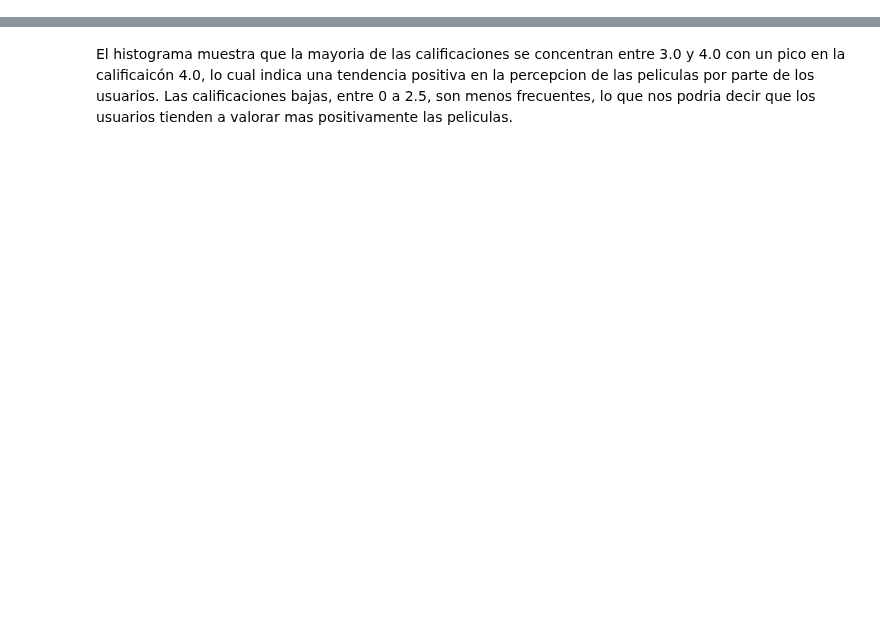
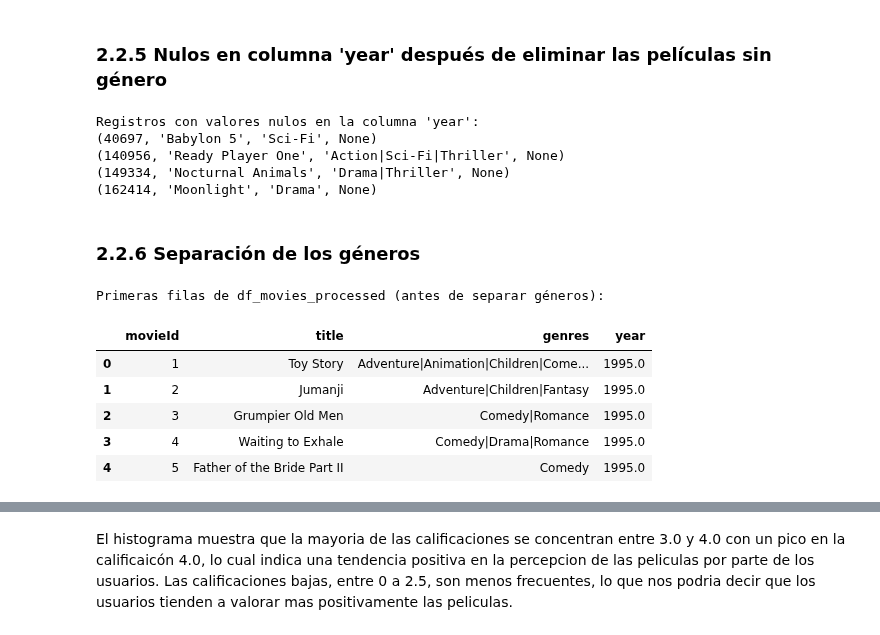
Before and after one commit to ValentinaJimenezTorres/A3_marketing, a Jupyter notebook: b_exploracion_limpieza.ipynb, the cells around one changed output, grey strips where cells are left out. Saved outputs shown, nothing was run; the diff lists cells and outputs as text; code cells hidden in the pictures; blank space fills up the shorter version.

```diff
--- a/b_exploracion_limpieza.ipynb
+++ b/b_exploracion_limpieza.ipynb
@@ -328,0 +285,34 @@ plt.show()
+# %% [markdown]
+### 2.2.5 Nulos en columna 'year' después de eliminar las películas sin género
+# %%
+# Revisar los registros con valores nulos en la columna 'year'
+cur.execute("SELECT * FROM movies WHERE year IS NULL;")
+registros_nulos_year = cur.fetchall()
+
+# Imprimir los registros donde 'year' es nulo
+if registros_nulos_year:
+    print("\nRegistros con valores nulos en la columna 'year':")
+    for registro in registros_nulos_year:
+        print(registro)
+# %% [output]
+Registros con valores nulos en la columna 'year':
+(40697, 'Babylon 5', 'Sci-Fi', None)
+(140956, 'Ready Player One', 'Action|Sci-Fi|Thriller', None)
+(149334, 'Nocturnal Animals', 'Drama|Thriller', None)
+(162414, 'Moonlight', 'Drama', None)
+# %% [markdown]
+### 2.2.6 Separación de los géneros
+# %%
+#Se crea dataframe de pandas para hacer la división con esa librería
+df_movies_processed = pd.read_sql('SELECT * FROM movies', con)
+
+print("\nPrimeras filas de df_movies_processed (antes de separar géneros):\n")
+df_movies_processed.head()
+# %% [output]
+Primeras filas de df_movies_processed (antes de separar géneros):
+|  | movieId | title | genres | year |
+| 0 | 1 | Toy Story | Adventure|Animation|Children|Come... | 1995.0 |
+| 1 | 2 | Jumanji | Adventure|Children|Fantasy | 1995.0 |
+| 2 | 3 | Grumpier Old Men | Comedy|Romance | 1995.0 |
+| 3 | 4 | Waiting to Exhale | Comedy|Drama|Romance | 1995.0 |
+| 4 | 5 | Father of the Bride Part II | Comedy | 1995.0 |
```
Also changed, not shown: parts of 163 cells of this notebook, 7 other files.
